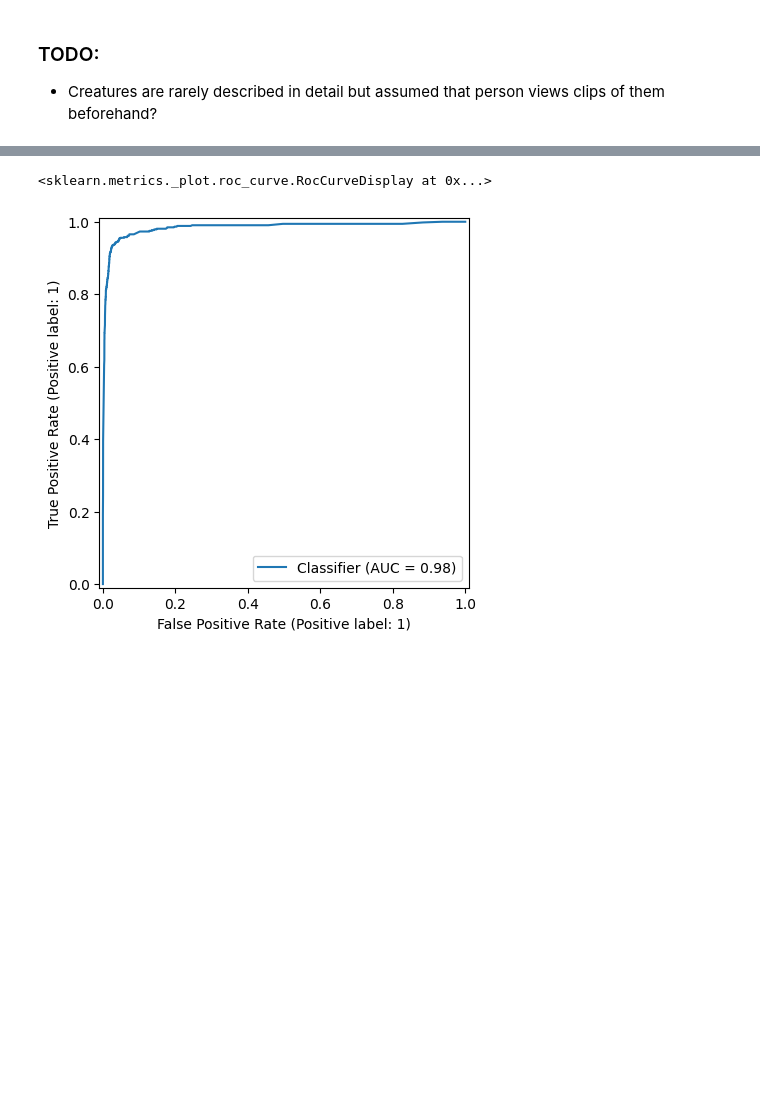
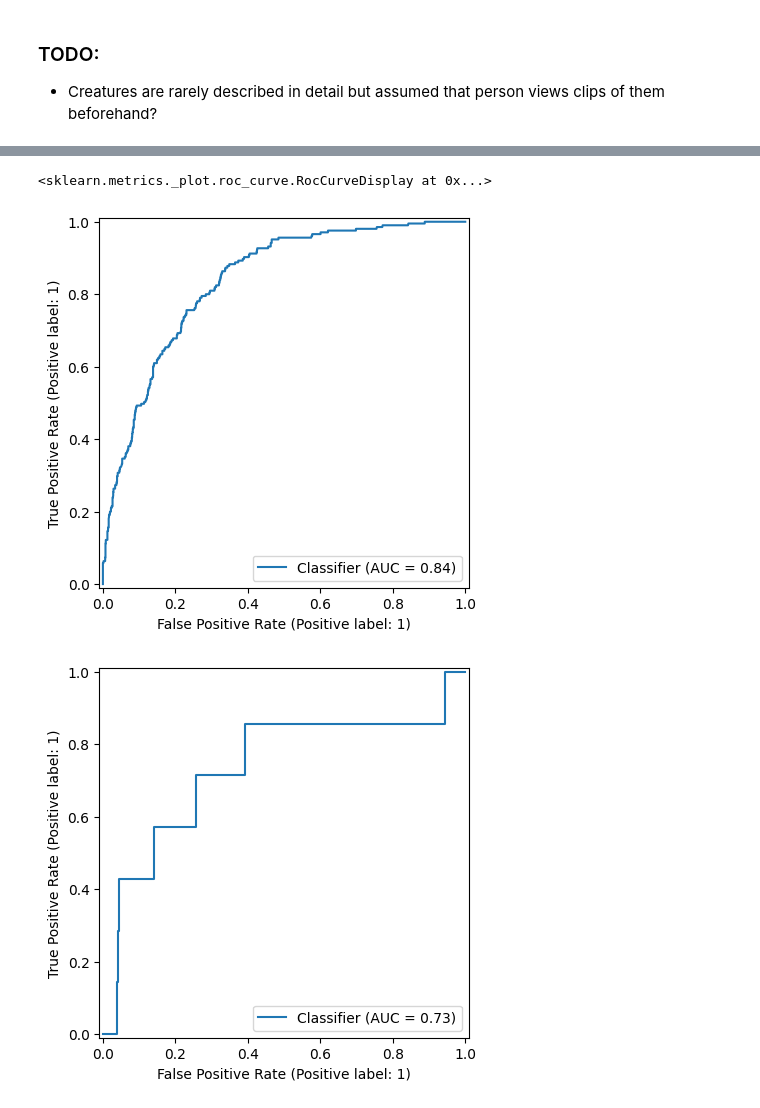
Before and after one commit to sydney-machine-learning/audiodescription-abusedetection, a Jupyter notebook: basic_run_all.ipynb, the cells around one changed output, grey strips where cells are left out. Drawn from its saved outputs; the diff is of its cells as text; code cells hidden in the pictures; blank space fills up the shorter version.

```diff
--- a/basic_run_all.ipynb
+++ b/basic_run_all.ipynb
@@ -211,17 +134,0 @@ clear_output()
-# %%
-cat_seg_df['cat'] = np.select(
-    [cat_seg_df['has_gore'] | cat_seg_df['blood_cat'].isin(['blood-high', 'blood-medium']), cat_seg_df.has_blood],
-    ['gore', 'blood'],
-    default='neutral'
-)
-# %%
-cat_seg_df['tokens'] = tokenizer(list(cat_seg_df['text']), add_special_tokens=False)['input_ids']
-tokens_w_context = []
-
-token_limit = tokenizer.model_max_length - 1
-
-for ii in range(cat_seg_df.shape[0]):
-    context_len = (token_limit - cat_seg_df['num_tokens'][ii]) // 2
-    prev_seg = tokenizer.decode(cat_seg_df['tokens'][ii - 1][-context_len:]) if ii > 0 else ''
-    next_seg = tokenizer.decode(cat_seg_df['tokens'][ii + 1][:context_len]) if ii < cat_seg_df.shape[0] - 1 else ''
-    tokens_w_context.append('[CLS]' + prev_seg + '[SEP]' + tokenizer.decode(cat_seg_df['tokens'][ii]) + '[SEP]' + next_seg)
@@ -256,5 +150,11 @@ training_args = TrainingArguments(
 
     output_dir="./results",
     logging_dir="./logs",
-    report_to="none"
+    report_to="none",
+
+    load_best_model_at_end=True,
+    save_strategy='epoch',
+    metric_for_best_model="eval_recall",
+    greater_is_better=False,
+    save_total_limit=1
 )
@@ -313,4 +223,5 @@ INFO - 2025-05-21 22:43:30,770 - Current Test Set: SavingPrivateRyan
 # %%
 train_preds = trainer.predict(train_ds)
+test_preds = trainer.predict(test_ds)
 # %% [output]
 [interactive output not drawn]
@@ -317,5 +234,7 @@ train_preds = trainer.predict(train_ds)
 # %%
 RocCurveDisplay.from_predictions(train_y, train_preds.predictions)
+RocCurveDisplay.from_predictions(test_y, test_preds.predictions)
 # %% [output]
 <sklearn.metrics._plot.roc_curve.RocCurveDisplay at 0x...>
-[figure, old version]
+[figure, new version]
+[figure, added]
```
Also changed, not shown: parts of 14 cells of this notebook, 3 other files.
